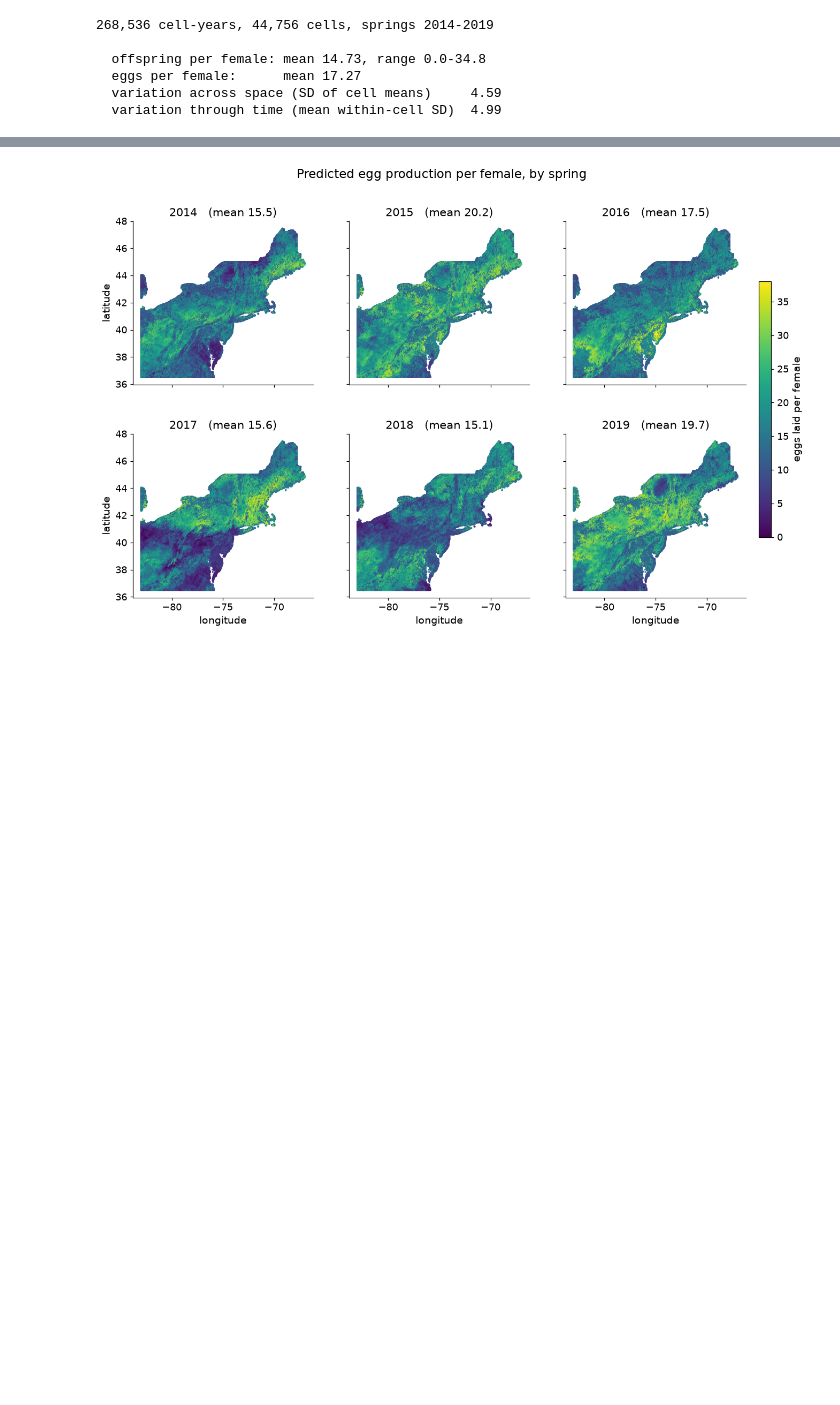
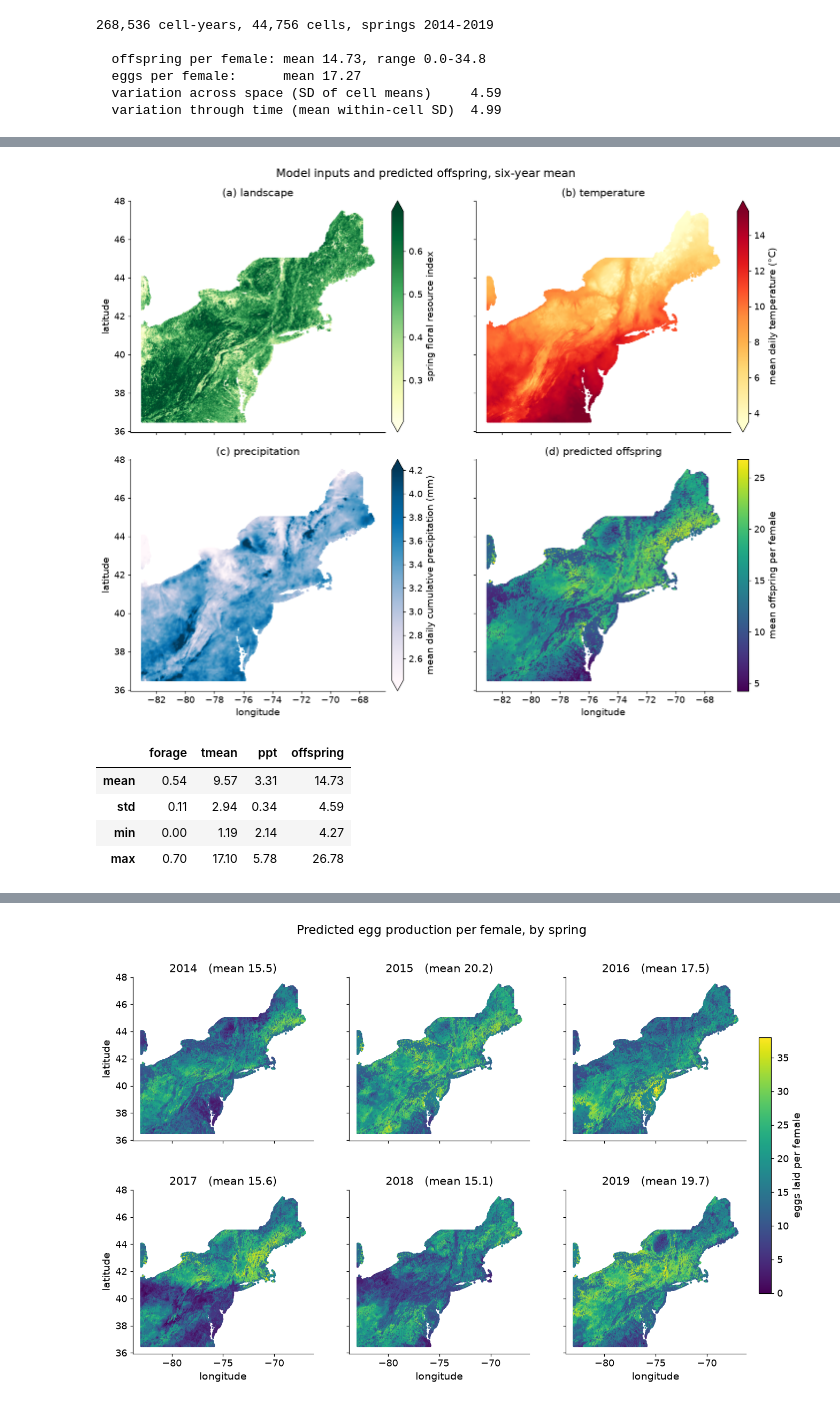
Before and after one commit to eai6/AppleBee, a Jupyter notebook: notebooks/applebee_analysis.ipynb, the cells around one changed output, grey strips where cells are left out. Cells and saved outputs as stored; diff of their text form; code cells hidden in the pictures; blank space fills up the shorter version.

```diff
--- a/notebooks/applebee_analysis.ipynb
+++ b/notebooks/applebee_analysis.ipynb
@@ -601,8 +563,9 @@ SIM = OUTPUTS / "northeast_simulation.parquet"
 if not SIM.exists():
     raise SystemExit("run: python scripts/simulate.py --region northeast")
 
-ne = pd.read_parquet(SIM, columns=["col", "row", "offspring", "offspring_year", "lat", "lon",
-                                   "eggs", "emergence_doy", "no_egg_days_temperature",
+ne = pd.read_parquet(SIM, columns=["col", "row", "offspring", "offspring_year",
+                                   "weather_year", "lat", "lon", "eggs", "forage_quality",
+                                   "emergence_doy", "no_egg_days_temperature",
                                    "no_egg_days_precipitation"])
 per_cell = ne.groupby(["col", "row"]).agg(mean=("offspring", "mean"), sd=("offspring", "std"),
                                           lat=("lat", "first"), lon=("lon", "first"))
@@ -623,13 +586,3 @@ print(f"  variation through time (mean within-cell SD)  {per_cell['sd'].mean():.
   eggs per female:      mean 17.27
   variation across space (SD of cell means)     4.59
   variation through time (mean within-cell SD)  4.99
-# %%
-ASPECT = 1 / np.cos(np.radians(41))
-
-fig, ax = plt.subplots(figsize=(8.5, 6.4))
-sc = ax.scatter(per_cell.lon, per_cell.lat, c=per_cell["mean"], s=3, cmap="viridis")
-fig.colorbar(sc, ax=ax, label="mean offspring per female", fraction=.035)
-ax.set(xlabel="longitude", ylabel="latitude",
-       title="Offspring per female, six-year mean 2014-2019")
-ax.set_aspect(ASPECT)
-plt.tight_layout(); plt.show()
@@ -637,0 +599,62 @@ plt.tight_layout(); plt.show()
+# %%
+ASPECT = 1 / np.cos(np.radians(41))
+
+# The weather is held as (n_cells, n_days) matrices, so a year is one gather
+# rather than 44,756 slices: a row index per cell, and the column of 1 January.
+tmean_grid, ppt_grid = datasets.get("northeast").weather()
+
+def annual(grid, reduce):
+    """Reduce each cell's calendar year to one number, then average the years."""
+    row_of = {(int(c), int(r)): i
+              for i, (c, r) in enumerate(zip(grid.cells["col"], grid.cells["row"]))}
+    parts = []
+    for year, frame in ne.groupby("weather_year"):
+        rows = np.array([row_of[(c, r)] for c, r in zip(frame.col, frame.row)])
+        start = grid.date_col(pd.Timestamp(year=int(year), month=1, day=1))
+        days = pd.Timestamp(year=int(year), month=12, day=31).dayofyear
+        parts.append(pd.DataFrame({"col": frame.col.to_numpy(), "row": frame.row.to_numpy(),
+                                   "value": reduce(grid.values[rows, start:start + days], axis=1)}))
+    return pd.concat(parts).groupby(["col", "row"])["value"].mean()
+
+inputs = per_cell[["lat", "lon"]].copy()
+inputs["forage"] = ne.groupby(["col", "row"]).forage_quality.mean()
+inputs["tmean"] = annual(tmean_grid, np.mean)
+inputs["ppt"] = annual(ppt_grid, np.mean)
+inputs["offspring"] = per_cell["mean"]
+
+# Four magnitudes on four different units, so each panel takes its own single-hue
+# ramp and its own colour bar rather than a shared scale. The three inputs are
+# clipped to their 1st-99th percentiles; the prediction is shown in full.
+PANELS = [("forage", "(a) landscape", "spring floral resource index", "YlGn", True),
+          ("tmean", "(b) temperature", "mean daily temperature (°C)", "YlOrRd", True),
+          ("ppt", "(c) precipitation", "mean daily cumulative precipitation (mm)", "PuBu", True),
+          ("offspring", "(d) predicted offspring", "mean offspring per female", "viridis", False)]
+
+fig, axes = plt.subplots(2, 2, figsize=(13.2, 10.4), sharex=True, sharey=True)
+for ax, (col, name, label, cmap, clip) in zip(axes.ravel(), PANELS):
+    lo, hi = np.percentile(inputs[col], [1, 99]) if clip else (None, None)
+    sc = ax.scatter(inputs.lon, inputs.lat, c=inputs[col], s=1.6, cmap=cmap, vmin=lo, vmax=hi)
+    fig.colorbar(sc, ax=ax, label=label, fraction=.037, pad=.02,
+                 extend="both" if clip else "neither")
+    ax.set(title=name)
+    ax.set_aspect(ASPECT)
+for ax in axes[-1]:
+    ax.set_xlabel("longitude")
+for ax in axes[:, 0]:
+    ax.set_ylabel("latitude")
+fig.suptitle("Model inputs and predicted offspring, six-year mean", fontsize=15, y=.98)
+plt.tight_layout(); plt.show()
+
+display(inputs.drop(columns=["lat", "lon"]).describe()
+        .loc[["mean", "std", "min", "max"]].round(2))
+
+# Which input the spatial pattern in (d) actually follows, across cell means.
+display(inputs.drop(columns=["lat", "lon"]).corr()[["offspring"]].round(3)
+        .drop(index="offspring").rename(columns={"offspring": "r vs mean offspring"}))
+# %% [output]
+[figure, added]
+|  | forage | tmean | ppt | offspring |
+| mean | 0.54 | 9.57 | 3.31 | 14.73 |
+| std | 0.11 | 2.94 | 0.34 | 4.59 |
+| min | 0.00 | 1.19 | 2.14 | 4.27 |
+| max | 0.70 | 17.10 | 5.78 | 26.78 |
```
Also changed, not shown: parts of 14 cells of this notebook, 1 other file.
